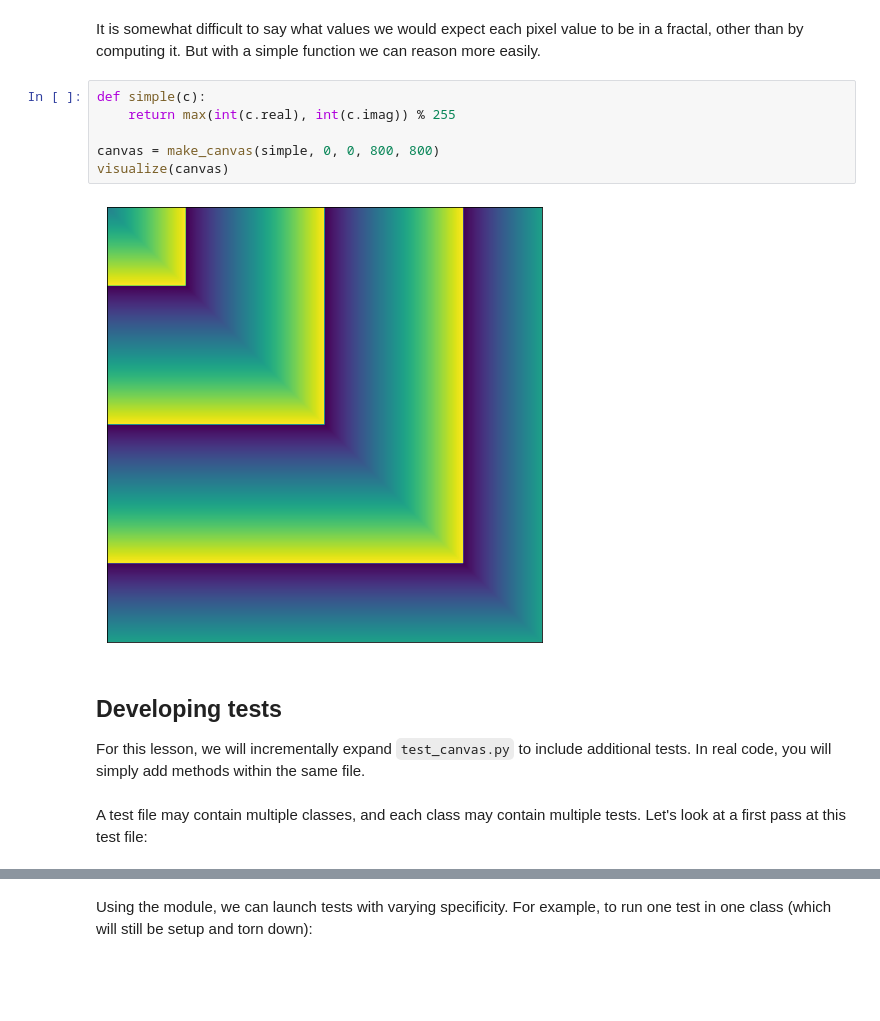
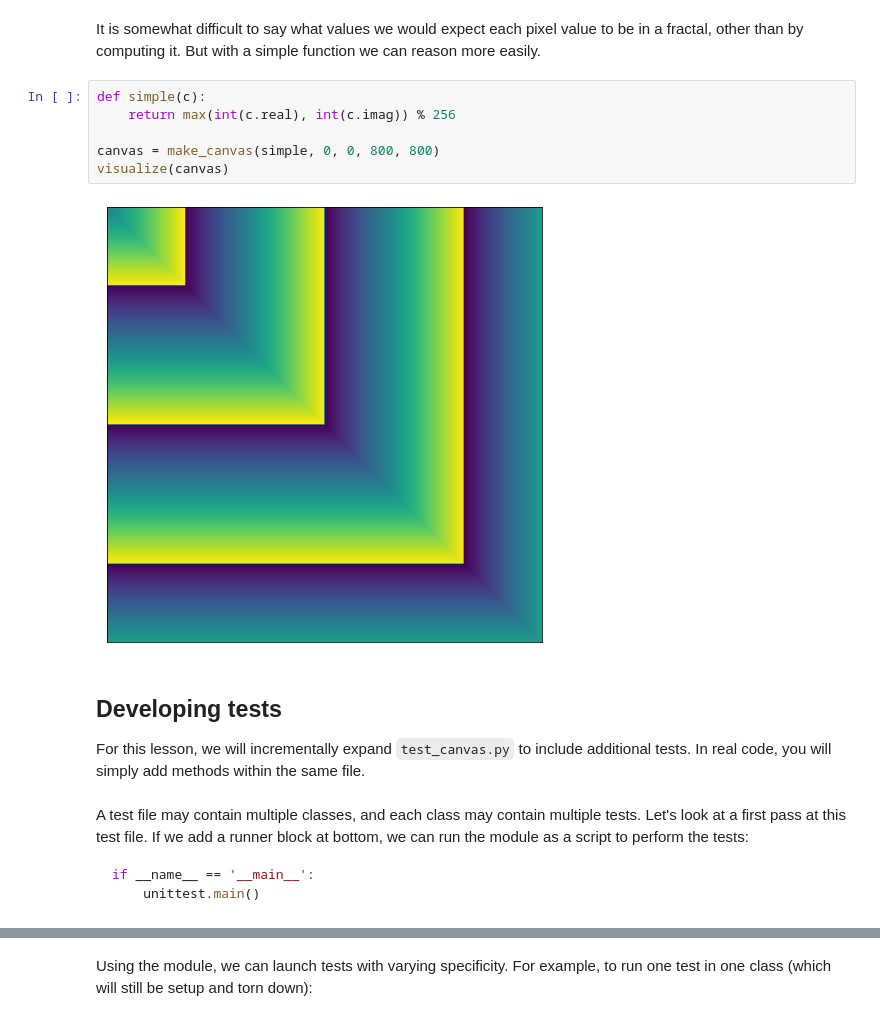
Before and after one commit to ine-rmotr-curriculum/data-serialization-with-python, a Jupyter notebook: unittest/02-Unittest/Unittest.ipynb, the cells around one changed output, grey strips where cells are left out. Saved outputs shown, nothing was run; the diff lists cells and outputs as text; blank space fills up the shorter version.

Commit message:
Advanced unittest

````diff
--- a/unittest/02-Unittest/Unittest.ipynb
+++ b/unittest/02-Unittest/Unittest.ipynb
@@ -66,18 +68,23 @@ The `visualize()` function is not going to have much to test in an automated way
 It is somewhat difficult to say what values we would expect each pixel value to be in a fractal, other than by computing it.  But with a simple function we can reason more easily.
 # %%
 def simple(c):
-    return max(int(c.real), int(c.imag)) % 255
+    return max(int(c.real), int(c.imag)) % 256
 
 canvas = make_canvas(simple, 0, 0, 800, 800)
 visualize(canvas)
 # %% [output]
-[figure, old version]
+[figure, new version]
 # %% [markdown]
 ## Developing tests
 
 For this lesson, we will incrementally expand `test_canvas.py` to include additional tests.  In real code, you will simply add methods within the same file.
 # %% [markdown]
-A test file may contain multiple classes, and each class may contain multiple tests.  Let's look at a first pass at this test file:
+A test file may contain multiple classes, and each class may contain multiple tests.  Let's look at a first pass at this test file.  If we add a runner block at bottom, we can run the module as a script to perform the tests:
+
+```python
+if __name__ == '__main__':
+    unittest.main()
+```
 # %%
 # %load Fractal/test/test_canvas_A.py
 import unittest
````
Also changed, not shown: parts of 20 cells of this notebook, 8 other files.
